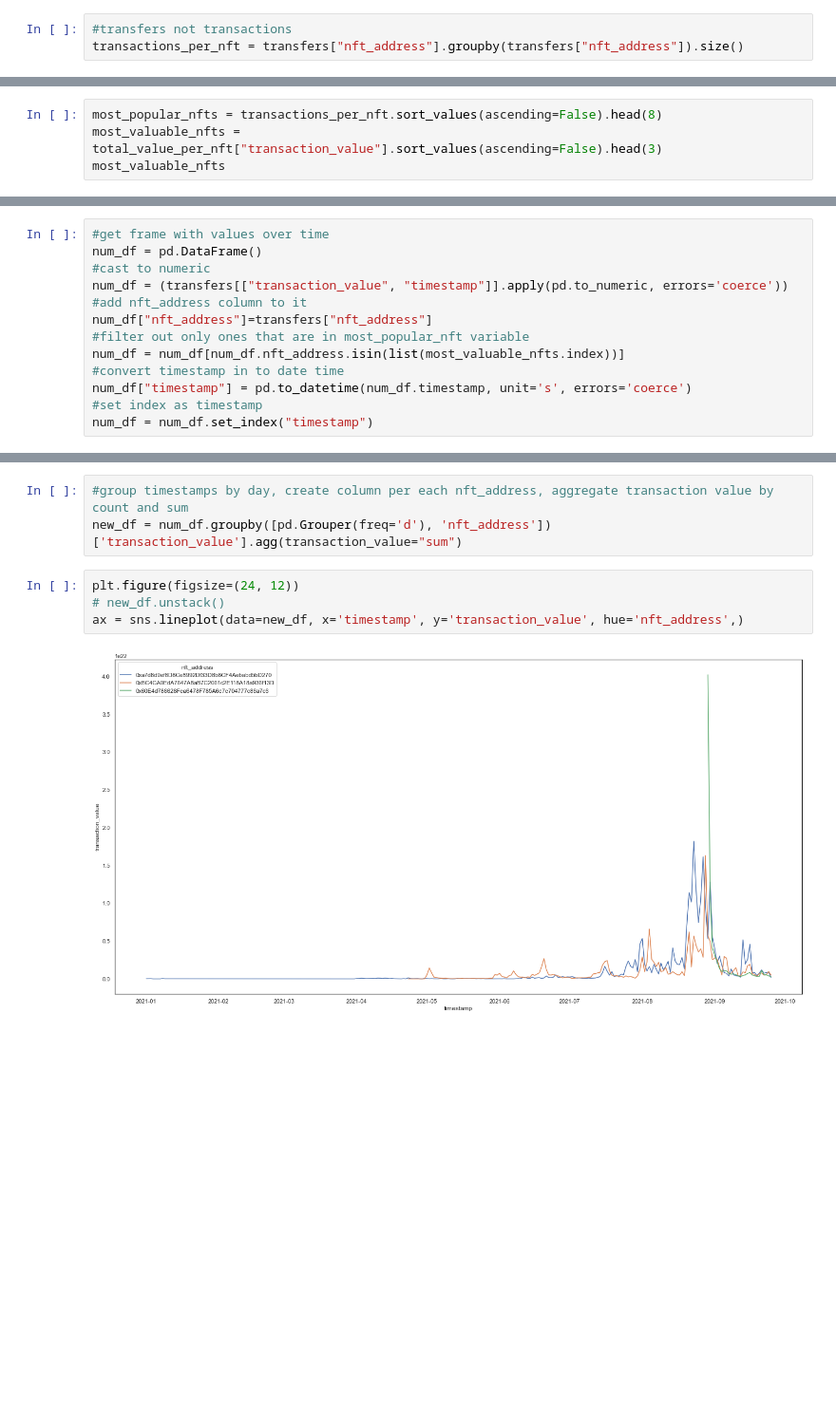
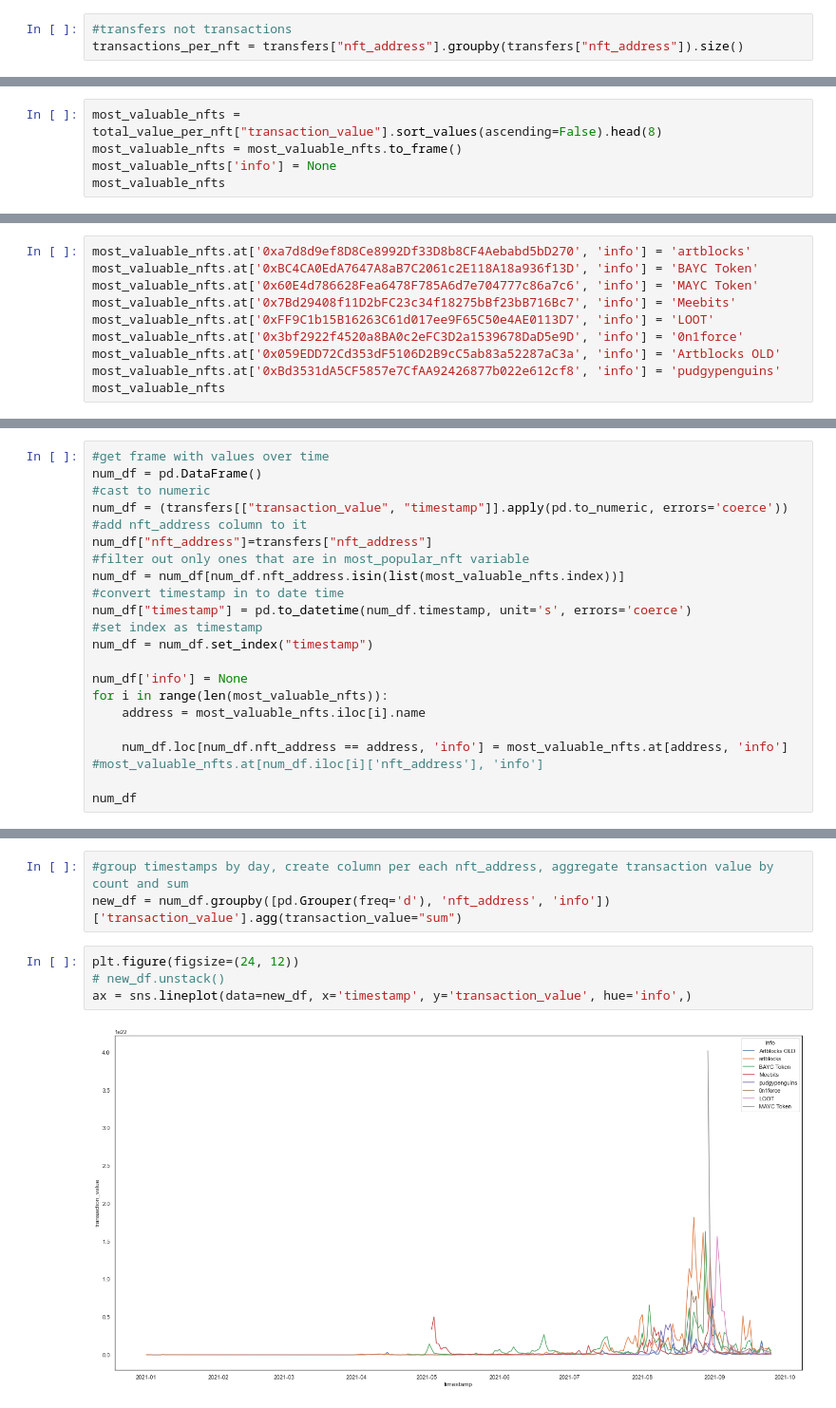
Before and after one commit to moonstream-to/api, a Jupyter notebook: datasets/nfts/notebooks/transfers_count.ipynb, the cells around one changed output, grey strips where cells are left out. Shown at 95% size. Saved outputs shown, nothing was run; the diff lists cells and outputs as text; blank space fills up the shorter version.

Commit message:
more charts

```diff
--- a/datasets/nfts/notebooks/transfers_count.ipynb
+++ b/datasets/nfts/notebooks/transfers_count.ipynb
@@ -190,5 +194,6 @@ total_value_per_nft.head(4)
 # %%
-most_popular_nfts = transactions_per_nft.sort_values(ascending=False).head(8)
-most_valuable_nfts = total_value_per_nft["transaction_value"].sort_values(ascending=False).head(3)
+most_valuable_nfts = total_value_per_nft["transaction_value"].sort_values(ascending=False).head(8)
+most_valuable_nfts = most_valuable_nfts.to_frame()
+most_valuable_nfts['info'] = None
 most_valuable_nfts
 # %% [output]
@@ -199,0 +227,10 @@ Name: transaction_value, dtype: float64
+# %%
+most_valuable_nfts.at['0xa7d8d9ef8D8Ce8992Df33D8b8CF4Aebabd5bD270', 'info'] = 'artblocks'
+most_valuable_nfts.at['0xBC4CA0EdA7647A8aB7C2061c2E118A18a936f13D', 'info'] = 'BAYC Token'
+most_valuable_nfts.at['0x60E4d786628Fea6478F785A6d7e704777c86a7c6', 'info'] = 'MAYC Token'
+most_valuable_nfts.at['0x7Bd29408f11D2bFC23c34f18275bBf23bB716Bc7', 'info'] = 'Meebits'
+most_valuable_nfts.at['0xFF9C1b15B16263C61d017ee9F65C50e4AE0113D7', 'info'] = 'LOOT'
+most_valuable_nfts.at['0x3bf2922f4520a8BA0c2eFC3D2a1539678DaD5e9D', 'info'] = '0n1force'
+most_valuable_nfts.at['0x059EDD72Cd353dF5106D2B9cC5ab83a52287aC3a', 'info'] = 'Artblocks OLD'
+most_valuable_nfts.at['0xBd3531dA5CF5857e7CfAA92426877b022e612cf8', 'info'] = 'pudgypenguins'
+most_valuable_nfts
@@ -210,3 +265,11 @@ num_df = num_df[num_df.nft_address.isin(list(most_valuable_nfts.index))]
 num_df["timestamp"] = pd.to_datetime(num_df.timestamp, unit='s', errors='coerce')
 #set index as timestamp
 num_df = num_df.set_index("timestamp")
+
+num_df['info'] = None
+for i in range(len(most_valuable_nfts)):
+    address = most_valuable_nfts.iloc[i].name
+
+    num_df.loc[num_df.nft_address == address, 'info'] = most_valuable_nfts.at[address, 'info'] #most_valuable_nfts.at[num_df.iloc[i]['nft_address'], 'info']
+
+num_df
@@ -213,9 +291,9 @@ num_df = num_df.set_index("timestamp")
 # %%
 #group timestamps by day, create column per each nft_address, aggregate transaction value by count and sum
-new_df = num_df.groupby([pd.Grouper(freq='d'), 'nft_address'])['transaction_value'].agg(transaction_value="sum")
+new_df = num_df.groupby([pd.Grouper(freq='d'), 'nft_address', 'info'])['transaction_value'].agg(transaction_value="sum")
 # %%
 plt.figure(figsize=(24, 12))
 # new_df.unstack()
-ax = sns.lineplot(data=new_df, x='timestamp', y='transaction_value', hue='nft_address',)
+ax = sns.lineplot(data=new_df, x='timestamp', y='transaction_value', hue='info',)
 # %% [output]
-[figure, old version]
+[figure, new version]
```
Also changed, not shown: parts of 14 cells of this notebook.
